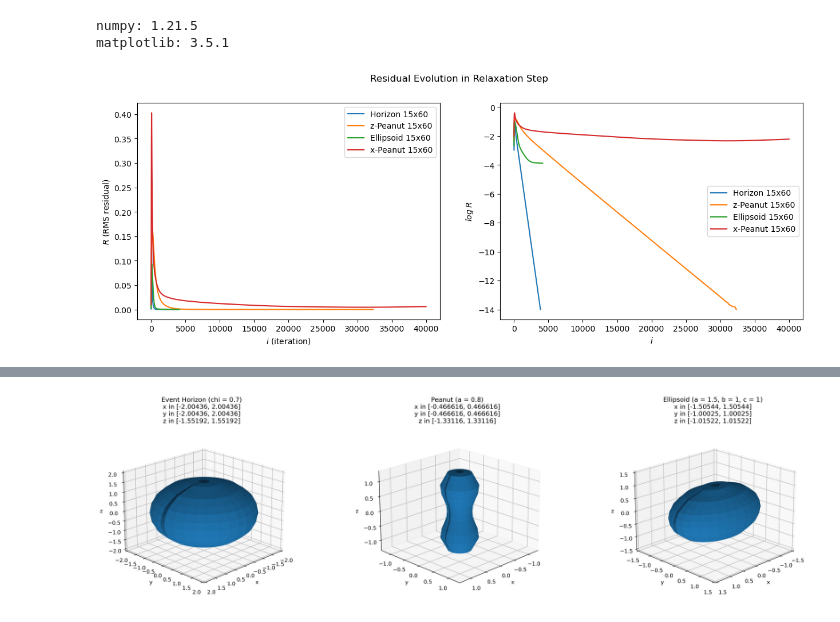
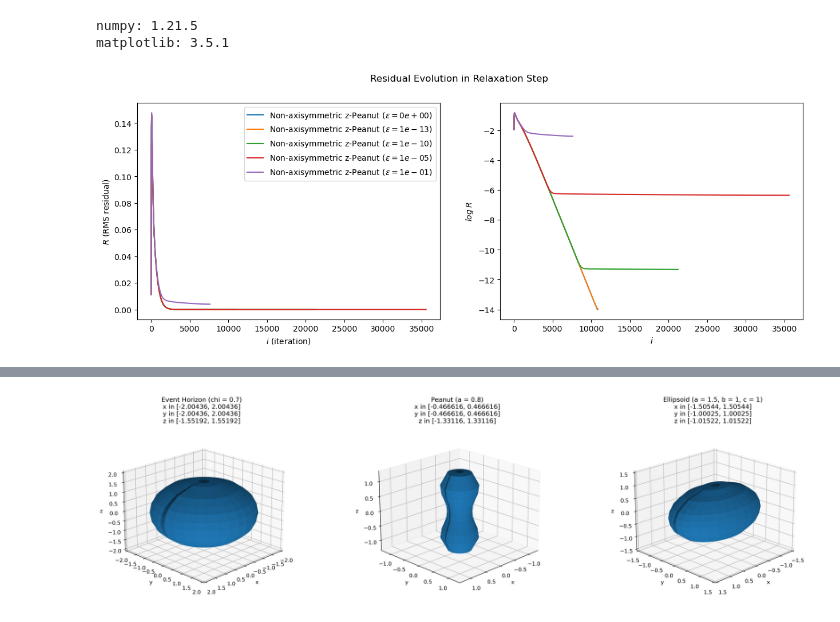
Before and after one commit to iago-mendes/eucled, a Jupyter notebook: src/exercises/08-embedding/assets/plots.ipynb, the cells around one changed output, grey strips where cells are left out. Drawn from its saved outputs; the diff is of its cells as text; code cells hidden in the pictures.

```diff
--- a/src/exercises/08-embedding/assets/plots.ipynb
+++ b/src/exercises/08-embedding/assets/plots.ipynb
@@ -19,45 +19,52 @@ matplotlib: 3.5.1
 fig, (ax1, ax2) = plt.subplots(1,2)
 
 entries = [
-	[np.genfromtxt('residuals_horizon_15x60.csv', delimiter=','), 'Horizon 15x60'],
-	[np.genfromtxt('residuals_peanut_15x60.csv', delimiter=','), 'z-Peanut 15x60'],
-	[np.genfromtxt('residuals_ellipsoid_15x60.csv', delimiter=','), 'Ellipsoid 15x60'],
-	[np.genfromtxt('residuals_numerical_15x60.csv', delimiter=','), 'x-Peanut 15x60'],
+	# [np.genfromtxt('residuals_horizon_15x60.csv', delimiter=','), 'Horizon 15x60'],
+	# [np.genfromtxt('residuals_peanut_15x60.csv', delimiter=','), 'z-Peanut 15x60'],
+	# [np.genfromtxt('residuals_ellipsoid_15x60.csv', delimiter=','), 'Ellipsoid 15x60'],
+	# [np.genfromtxt('residuals_numerical_15x60.csv', delimiter=','), 'x-Peanut 15x60'],
+	# [np.genfromtxt('residuals_nonaxi_peanut1_15x60.csv', delimiter=','), 'Non-axi. z-Peanut 15x60'],
+	# [np.genfromtxt('residuals_nonaxi_peanut_15x60.csv', delimiter=','), 'Non-axi. z-Peanut 15x60'],
+	[np.genfromtxt('residuals_nonaxi_peanut_0e+00_15x60.csv', delimiter=','), r'Non-axisymmetric z-Peanut $(\epsilon = 0e+00)$'],
+	[np.genfromtxt('residuals_nonaxi_peanut_1e-13_15x60.csv', delimiter=','), r'Non-axisymmetric z-Peanut $(\epsilon = 1e-13)$'],
+	[np.genfromtxt('residuals_nonaxi_peanut_1e-10_15x60.csv', delimiter=','), r'Non-axisymmetric z-Peanut $(\epsilon = 1e-10)$'],
+	[np.genfromtxt('residuals_nonaxi_peanut_1e-05_15x60.csv', delimiter=','), r'Non-axisymmetric z-Peanut $(\epsilon = 1e-05)$'],
+	[np.genfromtxt('residuals_nonaxi_peanut_1e-01_15x60.csv', delimiter=','), r'Non-axisymmetric z-Peanut $(\epsilon = 1e-01)$'],
 ]
 
 
 for entry in entries:
 	i_values = entry[0][:,0]
 	residuals = entry[0][:,1]
 
 	label = entry[1]
 
 	# log_i_values = []
 	# for i in i_values:
 	# 	log_i_values.append(np.log(i) / np.log(10))
 
 	log_residuals = []
 	for residual in residuals:
 		log_residuals.append(np.log(residual) / np.log(10))
 
 	ax1.plot(i_values, residuals, label = label)
 	ax1.set(xlabel='$i$ (iteration)', ylabel='$R$ (RMS residual)')
 
 
 	ax2.plot(i_values, log_residuals, label = label)
 	ax2.set(xlabel='$i$', ylabel='$log \; R$')
 	# ax2.plot(log_i_values, log_residuals)
 	# ax2.set(xlabel='$\log \; i$', ylabel='$\log \; R$')
 
 fig.suptitle('Residual Evolution in Relaxation Step')
 fig.set_size_inches(15, 5, forward=True)
 fig.set_dpi(100)
 
 ax1.legend()
-ax2.legend()
+# ax2.legend()
 plt.show()
 # %% [output]
-[figure, old version]
+[figure, new version]
 # %%
 # RESIDUAL DISTRIBUTION ANIMATION
 
```
Also changed, not shown: parts of 5 cells of this notebook, 4 other files.
